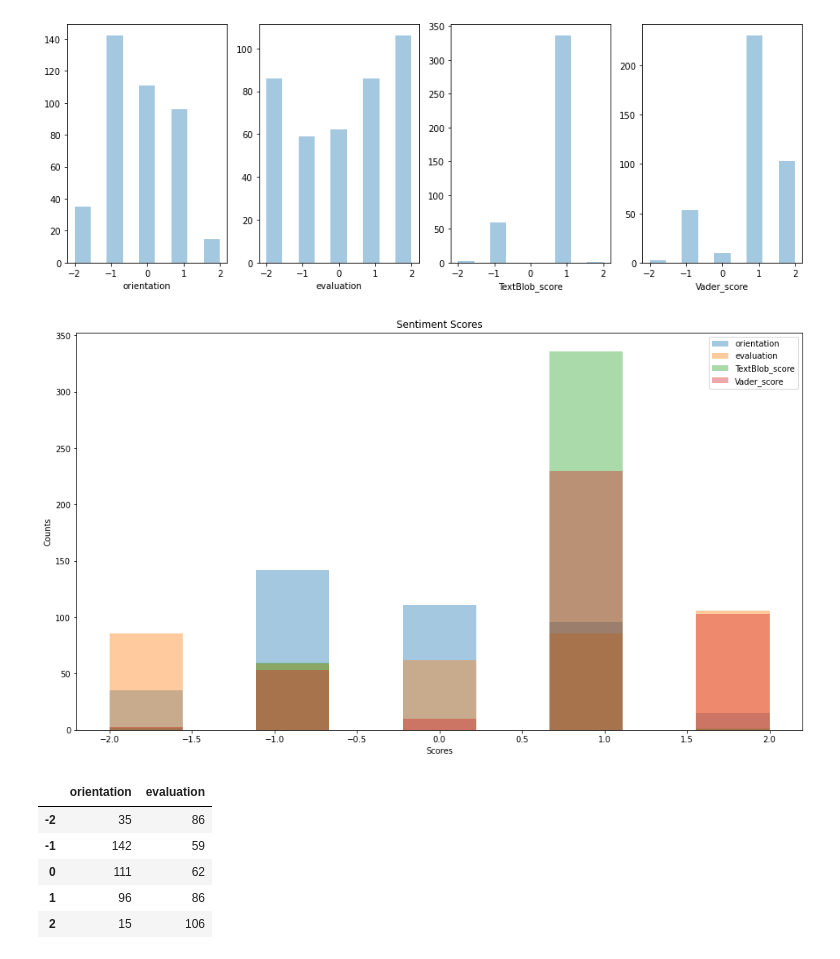
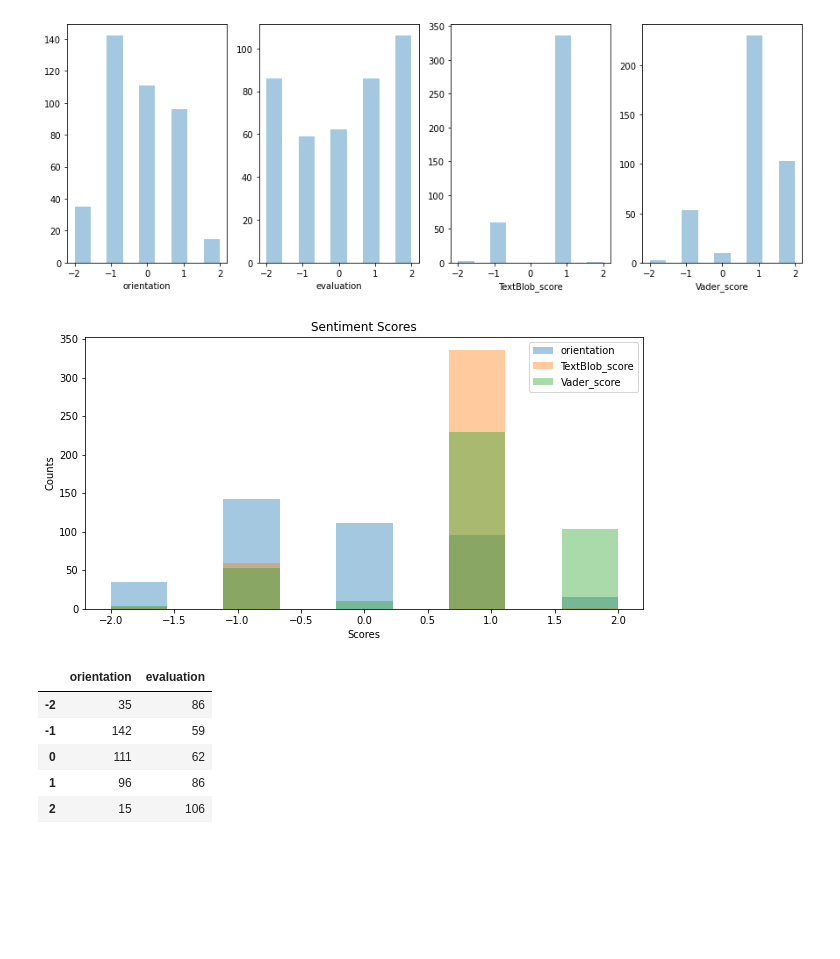
Before and after one commit to isanjawa/Sentiment-analysis-on-Peers-Reviews, a Jupyter notebook: Sentiment_on_English_Reviews.ipynb, the cells around one changed output. Cells and saved outputs as stored; diff of their text form; code cells hidden in the pictures; blank space fills up the shorter version.

```diff
--- a/Sentiment_on_English_Reviews.ipynb
+++ b/Sentiment_on_English_Reviews.ipynb
@@ -369,20 +406,20 @@ plt.show()
 # %%
 # Plot multiple seaborn histogram in single graph
 
-plt.figure(figsize=(16,9))
+plt.figure(figsize=(10,5))
 plt.title("Sentiment Scores")
 
 sns.distplot(df_new['orientation'], bins=9, label="orientation", kde=False,)
-sns.distplot(df_new['evaluation'], bins=9, label="evaluation", kde=False,)
+#sns.distplot(df_new['evaluation'], bins=9, label="evaluation", kde=False,)
 sns.distplot(df_new['TextBlob_score'], bins=9, label = "TextBlob_score", kde=False,)
 sns.distplot(df_new['Vader_score'], bins=9, label = "Vader_score", kde=False,)
 
 plt.ylabel("Counts")
 plt.xlabel("Scores")
 plt.legend()
 plt.draw()
 # %% [output]
-[figure, old version]
+[figure, new version]
 # %%
 # Extract 2 columns and create a new dataframe
 
```
Also changed, not shown: parts of 6 cells of this notebook, 4 other files.
